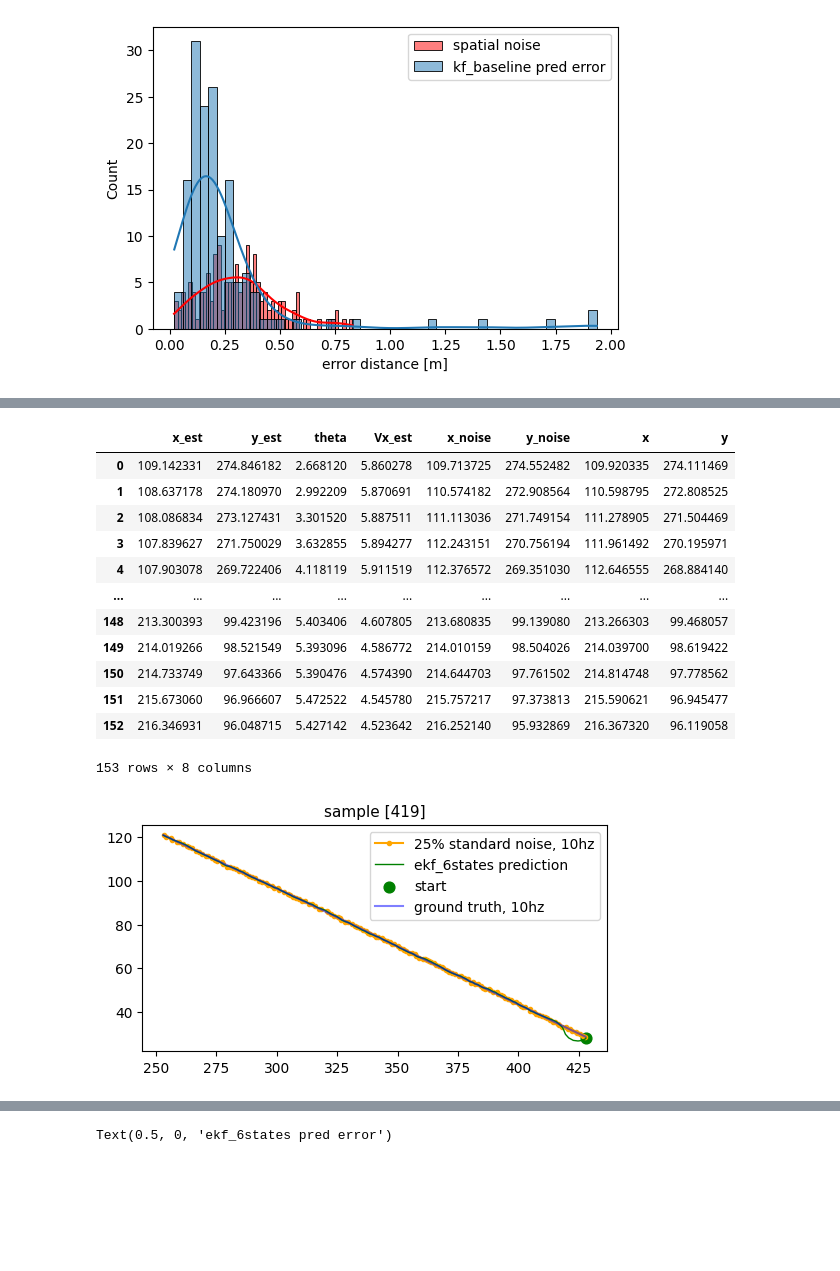
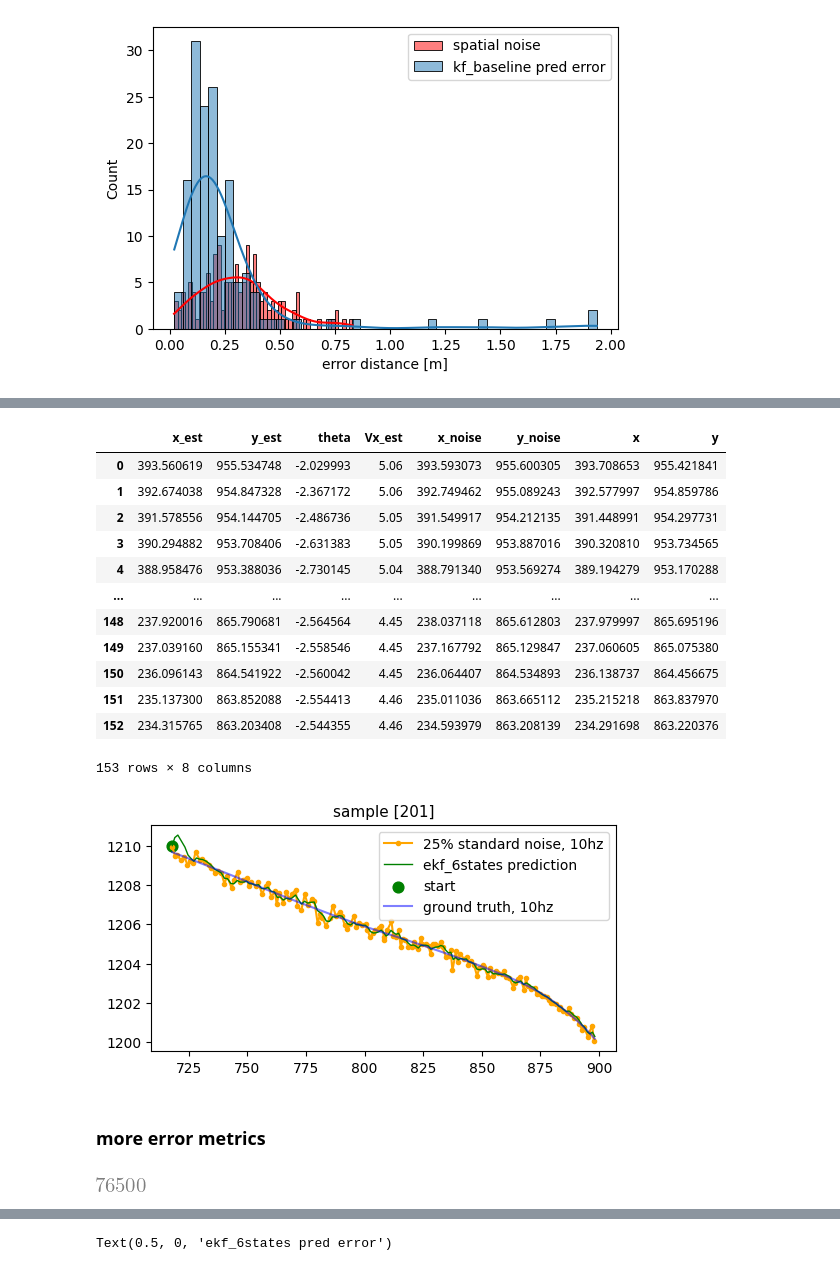
Before and after one commit to jarviskroos7/PATH_vehicle_localization, a Jupyter notebook: code/ekf_6states.ipynb, the cells around one changed output, grey strips where cells are left out. Saved outputs shown, nothing was run; the diff lists cells and outputs as text; code cells hidden in the pictures; blank space fills up the shorter version.

```diff
--- a/code/ekf_6states.ipynb
+++ b/code/ekf_6states.ipynb
@@ -101,0 +89,22 @@ gs.jacobian(state)
+# %%
+max_Vx = 6.5 # m/s
+max_alpha_Vx = 2.193 # m/s2
+max_omega_Zv = 1.56 # deg/s
+max_omega_Zv_accel = 1 # deg/s2
+
+s_gps = 0.5 * max_alpha_Vx * dt ** 2
+s_yaw = 0.5 * max_omega_Zv * dt
+s_vel = max_alpha_Vx * dt
+s_omega = max_omega_Zv_accel * dt
+s_accel = 0.05
+
+sig_gps = 0.25
+sig_theta = 0 * dt
+sig_vel = 0 * dt
+sig_omega = 1 * dt
+sig_accel = 0
+
+Q = np.diag([
+    s_gps**2, s_gps**2, s_yaw**2, s_vel**2, s_omega**2, s_accel**2
+])
+Q
@@ -101,0 +268,4 @@ gs.jacobian(state)
+# %%
+sample_idx = 201
+sample_traj = ll_seg_noise[sample_idx]
+sample_traj.head()
@@ -462,0 +525,5 @@ plt.legend(loc='best')
+# %%
+# filter
+
+x_est_sample, x_noise, y_noise, x, y = ekf_6_stats(sample_traj)
+print(x_est_sample.shape, x_noise.shape)
@@ -554,32 +674,34 @@ for df in rl_seg_noise:
 # %%
-rl_seg_pred[0]
+rl_seg_pred[476]
 # %% [output]
 |  | x_est | y_est | theta | Vx_est | x_noise | y_noise | x | y |
-| 0 | 109.142331 | 274.846182 | 2.668120 | 5.860278 | 109.713725 | 274.552482 | 109.920335 | 274.111469 |
-| 1 | 108.637178 | 274.180970 | 2.992209 | 5.870691 | 110.574182 | 272.908564 | 110.598795 | 272.808525 |
-| 2 | 108.086834 | 273.127431 | 3.301520 | 5.887511 | 111.113036 | 271.749154 | 111.278905 | 271.504469 |
-| 3 | 107.839627 | 271.750029 | 3.632855 | 5.894277 | 112.243151 | 270.756194 | 111.961492 | 270.195971 |
-| 4 | 107.903078 | 269.722406 | 4.118119 | 5.911519 | 112.376572 | 269.351030 | 112.646555 | 268.884140 |
+| 0 | 393.560619 | 955.534748 | -2.029993 | 5.06 | 393.593073 | 955.600305 | 393.708653 | 955.421841 |
+| 1 | 392.674038 | 954.847328 | -2.367172 | 5.06 | 392.749462 | 955.089243 | 392.577997 | 954.859786 |
+| 2 | 391.578556 | 954.144705 | -2.486736 | 5.05 | 391.549917 | 954.212135 | 391.448991 | 954.297731 |
+| 3 | 390.294882 | 953.708406 | -2.631383 | 5.05 | 390.199869 | 953.887016 | 390.320810 | 953.734565 |
+| 4 | 388.958476 | 953.388036 | -2.730145 | 5.04 | 388.791340 | 953.569274 | 389.194279 | 953.170288 |
 | ... | ... | ... | ... | ... | ... | ... | ... | ... |
-| 148 | 213.300393 | 99.423196 | 5.403406 | 4.607805 | 213.680835 | 99.139080 | 213.266303 | 99.468057 |
-| 149 | 214.019266 | 98.521549 | 5.393096 | 4.586772 | 214.010159 | 98.504026 | 214.039700 | 98.619422 |
-| 150 | 214.733749 | 97.643366 | 5.390476 | 4.574390 | 214.644703 | 97.761502 | 214.814748 | 97.778562 |
-| 151 | 215.673060 | 96.966607 | 5.472522 | 4.545780 | 215.757217 | 97.373813 | 215.590621 | 96.945477 |
-| 152 | 216.346931 | 96.048715 | 5.427142 | 4.523642 | 216.252140 | 95.932869 | 216.367320 | 96.119058 |
+| 148 | 237.920016 | 865.790681 | -2.564564 | 4.45 | 238.037118 | 865.612803 | 237.979997 | 865.695196 |
+| 149 | 237.039160 | 865.155341 | -2.558546 | 4.45 | 237.167792 | 865.129847 | 237.060605 | 865.075380 |
+| 150 | 236.096143 | 864.541922 | -2.560042 | 4.45 | 236.064407 | 864.534893 | 236.138737 | 864.456675 |
+| 151 | 235.137300 | 863.852088 | -2.554413 | 4.46 | 235.011036 | 863.665112 | 235.215218 | 863.837970 |
+| 152 | 234.315765 | 863.203408 | -2.544355 | 4.46 | 234.593979 | 863.208139 | 234.291698 | 863.220376 |
 153 rows × 8 columns
 # %%
-sample = 419
+sample = 201
 plt.figure(dpi=100, figsize=(6, 3))
 
 plt.plot(rl_seg_pred[sample]['y_noise'], rl_seg_pred[sample]['x_noise'], '-o', label='25% standard noise, 10hz', ms=3, c='orange')
 plt.plot(rl_seg_pred[sample]['y_est'], rl_seg_pred[sample]['x_est'], '-', linewidth=1, label='ekf_6states prediction', c='green')
 plt.scatter(rl_seg_pred[sample]['y_est'][0], rl_seg_pred[sample]['x_est'][0], label='start', s=60, c='green')
 plt.plot(rl_seg_pred[sample]['y'], rl_seg_pred[sample]['x'], label='ground truth, 10hz', c='blue', alpha=0.5)
 plt.title(f'sample [{sample}]', fontsize=11)
 plt.legend()
 plt.show()
 # %% [output]
-[figure, old version]
+[figure, new version]
+# %% [markdown]
+### more error metrics
 # %%
 def traj_distances_proj(df):
 
@@ -628,3 +750,7 @@ for j in np.arange(len(rl_seg_pred)):
 
         pred_err.append(math.dist(pred_coord, gt_coord)) # meter
         noise_err.append(math.dist(noise_coord, gt_coord)) # meter
+# %%
+len(pred_err)
+# %% [output]
+[figure, added]
```
Also changed, not shown: parts of 26 cells of this notebook, 2 other files.
